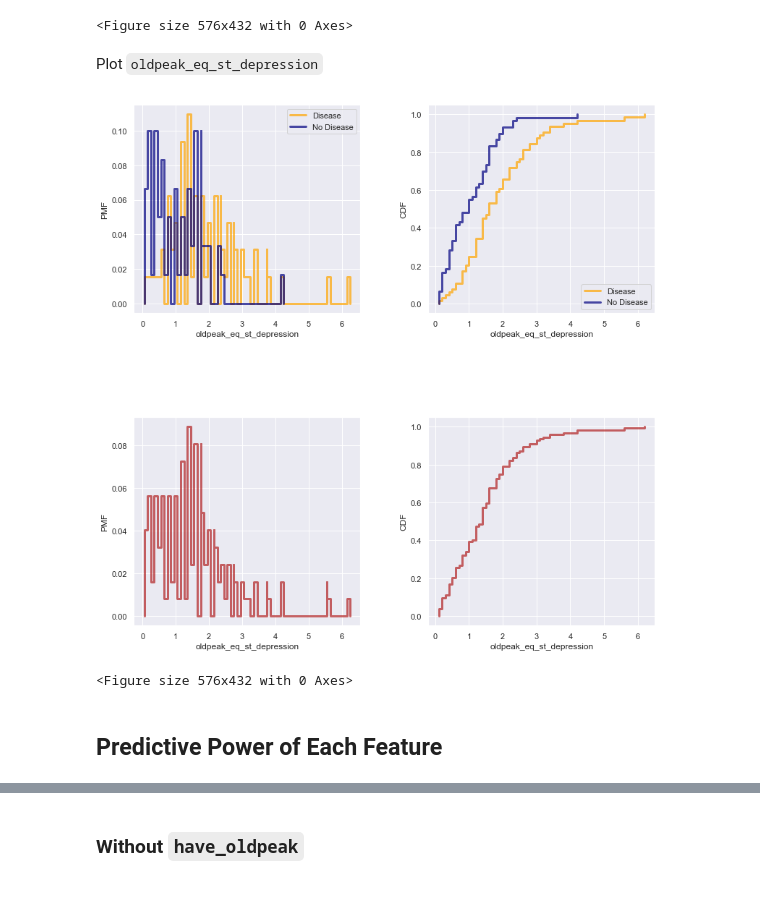
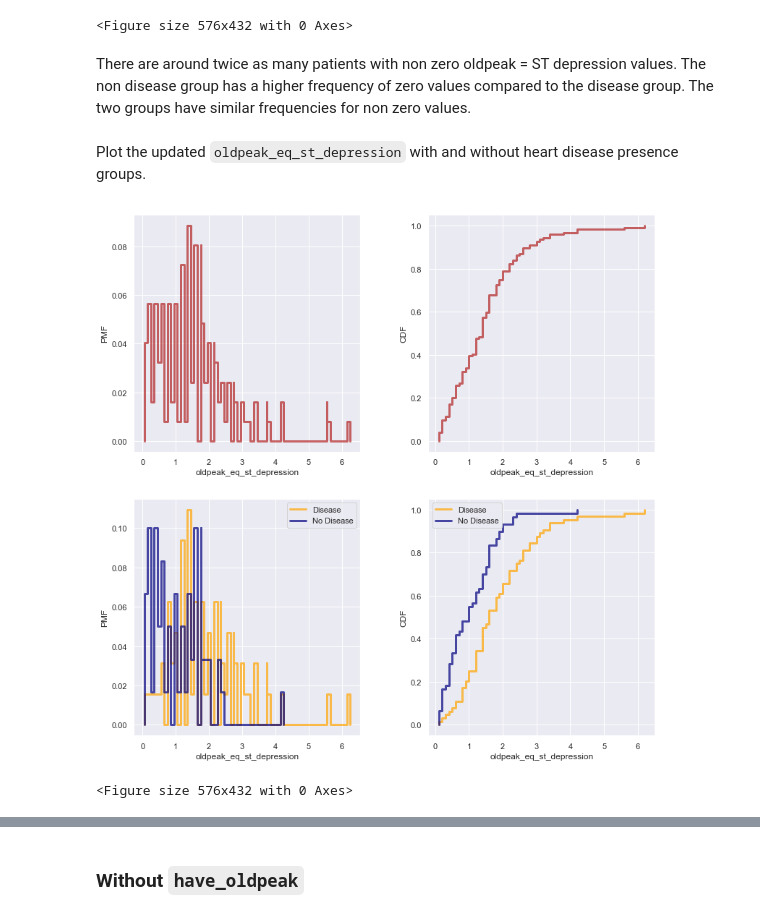
Before and after one commit to coverney/ThinkStats2, a Jupyter notebook: project3/project3.ipynb, the cells around one changed output, grey strips where cells are left out. Saved outputs shown, nothing was run; the diff lists cells and outputs as text; code cells hidden in the pictures.

```diff
--- a/project3/project3.ipynb
+++ b/project3/project3.ipynb
@@ -321,45 +345,45 @@ thinkplot.Show()
 # %% [output]
 [figure]
 <Figure size 576x432 with 0 Axes>
-# %% [markdown]
-Plot `oldpeak_eq_st_depression`
+# %% [markdown]
+There are around twice as many patients with non zero oldpeak = ST depression values. The non disease group has a higher frequency of zero values compared to the disease group. The two groups have similar frequencies for non zero values.
+# %% [markdown]
+Plot the updated `oldpeak_eq_st_depression` with and without heart disease presence groups.
 # %%
 thinkplot.Figure(figsize=(6, 7))
 
 thinkplot.PrePlot(num=2, rows=2, cols=2)
 
 var = 'oldpeak_eq_st_depression'
 
 for i in range(1, 5):
     thinkplot.SubPlot(i, label=str(i))
 
     if (i-1)%2 == 0:
-        if int((i-1)/2) > 0:
+        if int((i-1)/2) == 0:
             pmf = thinkstats2.Pmf(train_new[var])
             thinkplot.Pmf(pmf, color='firebrick')
             thinkplot.Config(xlabel=var, ylabel='PMF')
         else:
             pmf_disease = thinkstats2.Pmf(heart_disease[var], label='Disease')
             pmf_no_disease = thinkstats2.Pmf(no_heart_disease[var], label='No Disease')
             thinkplot.Pmf(pmf_disease, color='orange')
             thinkplot.Pmf(pmf_no_disease, color='navy')
             thinkplot.Config(xlabel=var, ylabel='PMF')
     else:
-        if int((i-1)/2) > 0:
+        if int((i-1)/2) == 0:
             cdf = thinkstats2.Cdf(train_new[var])
             thinkplot.Cdf(cdf, color='firebrick')
             thinkplot.Config(xlabel=var, ylabel='CDF')
         else:
             cdf_disease = thinkstats2.Cdf(heart_disease[var], label='Disease')
             cdf_no_disease = thinkstats2.Cdf(no_heart_disease[var], label='No Disease')
             thinkplot.Cdf(cdf_disease, color='orange')
             thinkplot.Cdf(cdf_no_disease, color='navy')
             thinkplot.Config(xlabel=var, ylabel='CDF')
 
-thinkplot.tight_layout(wspace=0.3, hspace=0.5)
+thinkplot.tight_layout(wspace=0.3, hspace=0.2)
 thinkplot.Show()
 # %% [output]
-[figure, old version]
+[figure, new version]
 <Figure size 576x432 with 0 Axes>
-# %% [markdown]
-## Predictive Power of Each Feature
```
Also changed, not shown: parts of 26 cells of this notebook.
